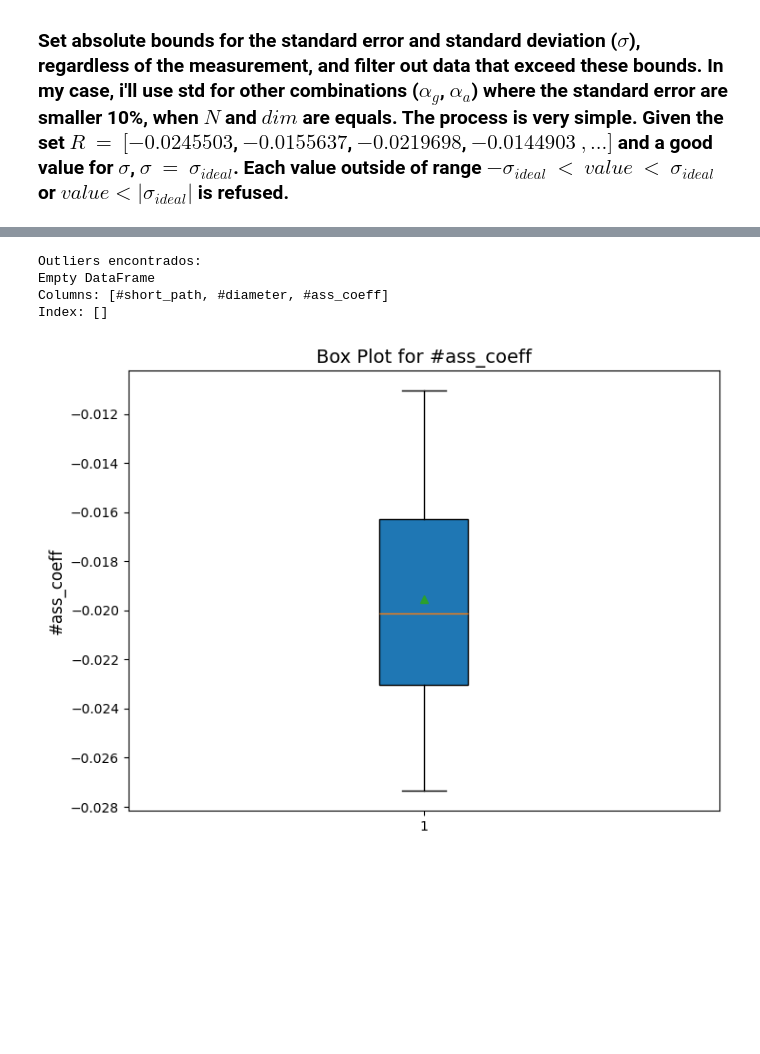
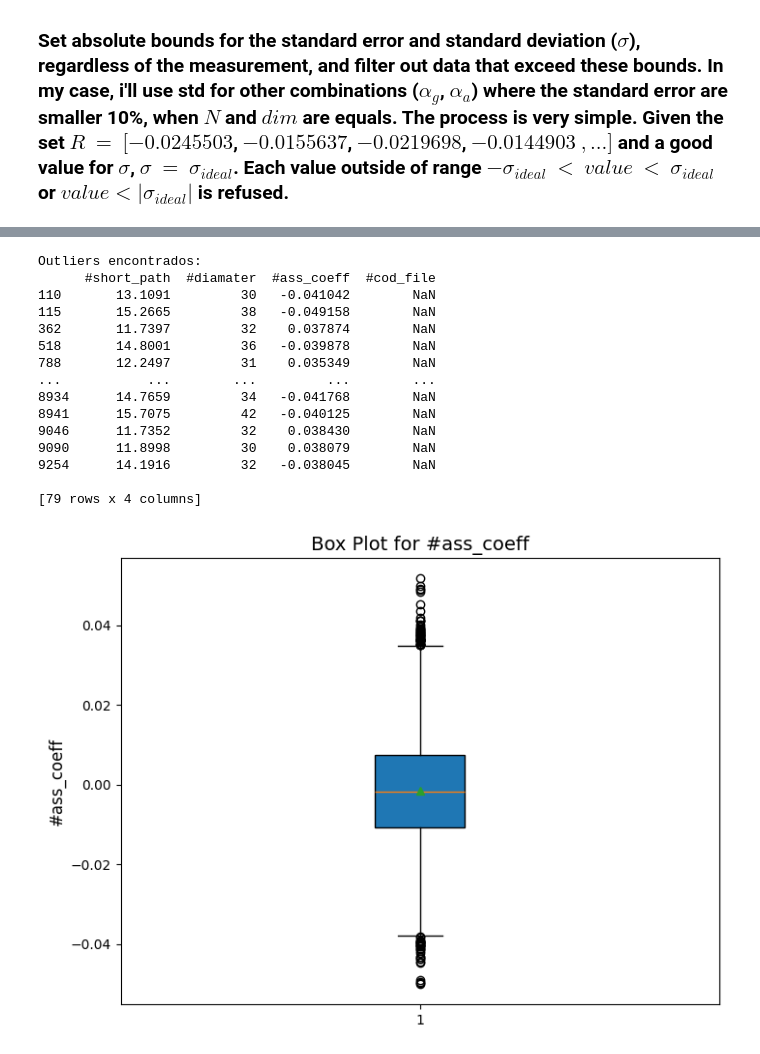
Before and after one commit to JuniorAlencar/SpatialPreferential, a Jupyter notebook: scripts/jupyter/fixing_data.ipynb, the cells around one changed output, grey strips where cells are left out. Cells and saved outputs as stored; diff of their text form; code cells hidden in the pictures; blank space fills up the shorter version.

```diff
--- a/scripts/jupyter/fixing_data.ipynb
+++ b/scripts/jupyter/fixing_data.ipynb
@@ -296,43 +357,53 @@ print(filtered_R)
 # Finding outliers
 
 # Dados
-data = {
-    "#short_path": [14.1955, 12.9964, 12.9335, 11.9786, 12.7769, 12.3533, 12.6944, 12.7720, 13.2498, 13.3745, 12.9573, 13.7661],
-    "#diameter": [41, 37, 34, 32, 36, 36, 37, 37, 35, 38, 35, 39],
-    "#ass_coeff": [-0.027352, -0.016878, -0.021106, -0.011056, -0.019856, -0.020398, -0.014076, -0.019836, -0.023043, -0.023627, -0.014473, -0.023022]
-}
-
+n = 5000
+dim, alpha_a, alpha_g = 1, 3.0, 2.0
+path_file = f"../../data_2/N_{n}/dim_{dim}/alpha_a_{alpha_a}_alpha_g_{alpha_g}/properties_set.txt"
 # Criar um DataFrame
-df = pd.DataFrame(data)
+df = pd.read_csv(path_file, sep=' ')
 
 # Coluna que estamos analisando
 column = "#ass_coeff"
 
 # Calcular Q1, Q3 e IQR
 q1 = np.percentile(df[column], 25)
 q3 = np.percentile(df[column], 75)
 iqr = q3 - q1
 
 # Limites para outliers
 lower_bound = q1 - 1.5 * iqr
 upper_bound = q3 + 1.5 * iqr
 
 # Identificar outliers
 outliers = df[(df[column] < lower_bound) | (df[column] > upper_bound)]
 
+df_wo_out = df[(df[column] >= lower_bound) & (df[column] <= upper_bound)]
+
 # Exibir outliers
 print("Outliers encontrados:")
 print(outliers)
 
 # Plotar o box plot
 plt.figure(figsize=(8, 6))
 plt.boxplot(df[column], vert=True, patch_artist=True, showmeans=True)
 plt.title(f"Box Plot for {column}", fontsize=14)
 plt.ylabel(column, fontsize=12)
 plt.show()
 # %% [output]
 Outliers encontrados:
-Empty DataFrame
-Columns: [#short_path, #diameter, #ass_coeff]
-Index: []
+      #short_path  #diamater  #ass_coeff  #cod_file
+110       13.1091         30   -0.041042        NaN
+115       15.2665         38   -0.049158        NaN
+362       11.7397         32    0.037874        NaN
+518       14.8001         36   -0.039878        NaN
+788       12.2497         31    0.035349        NaN
+...           ...        ...         ...        ...
+8934      14.7659         34   -0.041768        NaN
+8941      15.7075         42   -0.040125        NaN
+9046      11.7352         32    0.038430        NaN
+9090      11.8998         30    0.038079        NaN
+9254      14.1916         32   -0.038045        NaN
+
+[79 rows x 4 columns]
-[figure, old version]
+[figure, new version]
```
Also changed, not shown: parts of 25 cells of this notebook, 11 other files.
